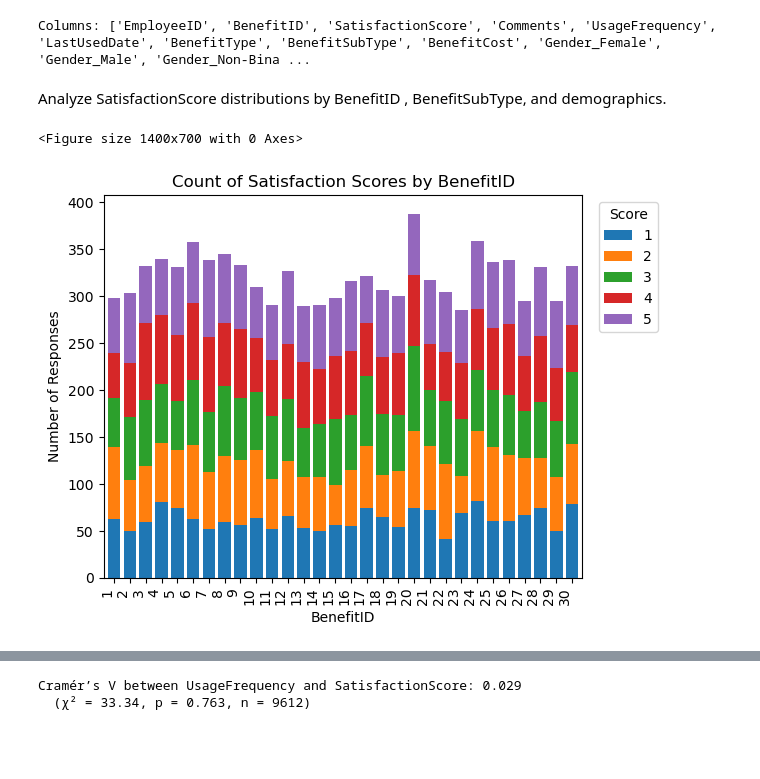
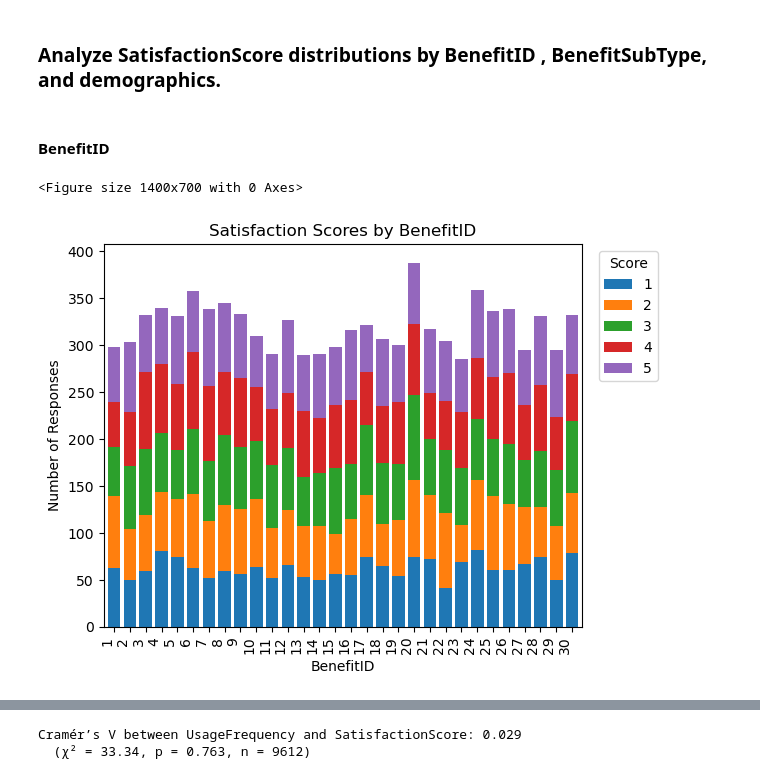
Before and after one commit to zemgabriela/TechLance, a Jupyter notebook: Employee Satisfaction Analysis.ipynb, the cells around one changed output, grey strips where cells are left out. Saved outputs shown, nothing was run; the diff lists cells and outputs as text; code cells hidden in the pictures; blank space fills up the shorter version.

```diff
--- a/Employee Satisfaction Analysis.ipynb
+++ b/Employee Satisfaction Analysis.ipynb
@@ -26,32 +25,27 @@ from sklearn.metrics import (
 # %%
 #Load the cleaned data
 merged = pd.read_csv("/Users/inigo/Downloads/cleaned_data (1).csv")
-# %%
-#Available columns
-columns = merged.columns.tolist()
-print("Columns:", columns)
-# %% [output]
-Columns: ['EmployeeID', 'BenefitID', 'SatisfactionScore', 'Comments', 'UsageFrequency', 'LastUsedDate', 'BenefitType', 'BenefitSubType', 'BenefitCost', 'Gender_Female', 'Gender_Male', 'Gender_Non-Bina ...
 # %% [markdown]
-Analyze SatisfactionScore distributions by BenefitID , BenefitSubType,
-and demographics.
+### Analyze SatisfactionScore distributions by BenefitID , BenefitSubType, and demographics.
+# %% [markdown]
+#### BenefitID
 # %%
 #BenefitID
 counts_id = pd.crosstab(
     merged['BenefitID'],
     merged['SatisfactionScore']
 ).sort_index(axis=1)
 
 # Do the plot
 plt.figure(figsize=(14, 7))
 counts_id.plot(kind='bar', stacked=True, width=0.8)
-plt.title('Count of Satisfaction Scores by BenefitID')
+plt.title('Satisfaction Scores by BenefitID')
 plt.xlabel('BenefitID')
 plt.ylabel('Number of Responses')
 plt.xticks(rotation=90, ha='right')
 plt.legend(title='Score', bbox_to_anchor=(1.02, 1), loc='upper left')
 plt.tight_layout()
 plt.show()
 # %% [output]
 <Figure size 1400x700 with 0 Axes>
-[figure, old version]
+[figure, new version]
```
Also changed, not shown: parts of 54 cells of this notebook.
